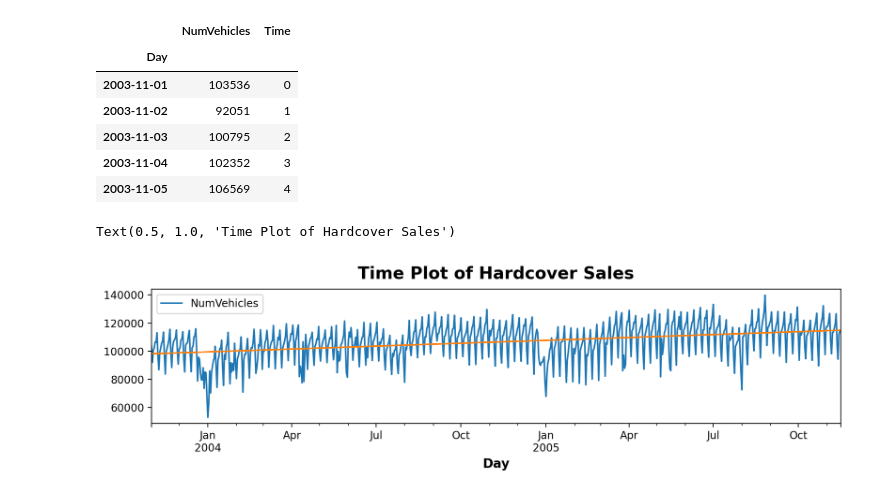
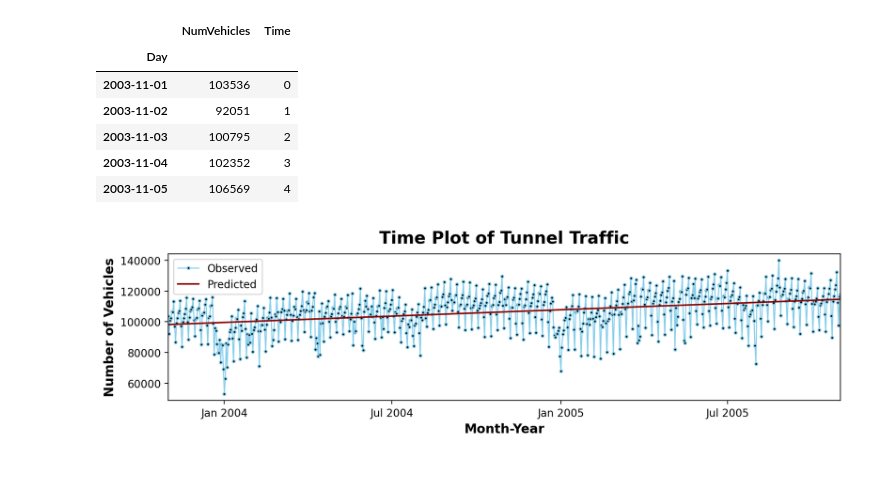
Before and after one commit to pb319/Time_Trekking, a Jupyter notebook: Lesson1/practice.ipynb, the cells around one changed output. Drawn from its saved outputs; the diff is of its cells as text; code cells hidden in the pictures.

Commit message:
Plot Added

```diff
--- a/Lesson1/practice.ipynb
+++ b/Lesson1/practice.ipynb
@@ -153,10 +153,43 @@ df_time.head()
 | 2003-11-03 | 100795 | 2 |
 | 2003-11-04 | 102352 | 3 |
 | 2003-11-05 | 106569 | 4 |
-# %%
-ax = y.plot()
-ax = y_pred.plot(ax=ax)
-ax.set_title('Time Plot of Hardcover Sales')
-# %% [output]
-Text(0.5, 1.0, 'Time Plot of Hardcover Sales')
-[figure, removed]
+# %%
+import matplotlib.pyplot as plt
+import matplotlib.dates as mdates
+import pandas as pd
+
+
+# Define the start and end dates for the plot
+start_date = "2003-11-01"
+end_date = "2005-11-01"
+
+# Filter data for the specified date range
+df_filtered = df_time[(df_time.index >= start_date) & (df_time.index <= end_date)]
+
+# Plot the observed number of vehicles
+plt.plot(df_filtered.index, df_filtered["NumVehicles"], marker="o", markersize=2.7,
+         markerfacecolor="black", linewidth=1, color="skyblue", label="Observed")
+
+# Plot the predicted values within the filtered range
+plt.plot(df_filtered.index, y_pred[:len(df_filtered)], color="darkred", label="Predicted")
+
+# Format the x-axis to show abbreviated month and year
+plt.gca().xaxis.set_major_formatter(mdates.DateFormatter('%b %Y'))
+plt.gca().xaxis.set_major_locator(mdates.MonthLocator(bymonth=(1, 7)))  # Display labels for Jan and Jul for clarity
+
+# Set x-axis limits to the specified date range
+plt.xlim(pd.to_datetime(start_date), pd.to_datetime(end_date))
+
+# Labels and title
+plt.title('Time Plot of Tunnel Traffic')
+plt.ylabel("Number of Vehicles")
+plt.xlabel("Month-Year")
+
+# Show legend
+plt.legend()
+
+# Display the plot
+plt.tight_layout()  # Adjust layout to prevent label cutoff
+plt.show()
+# %% [output]
+[figure, added]
```
